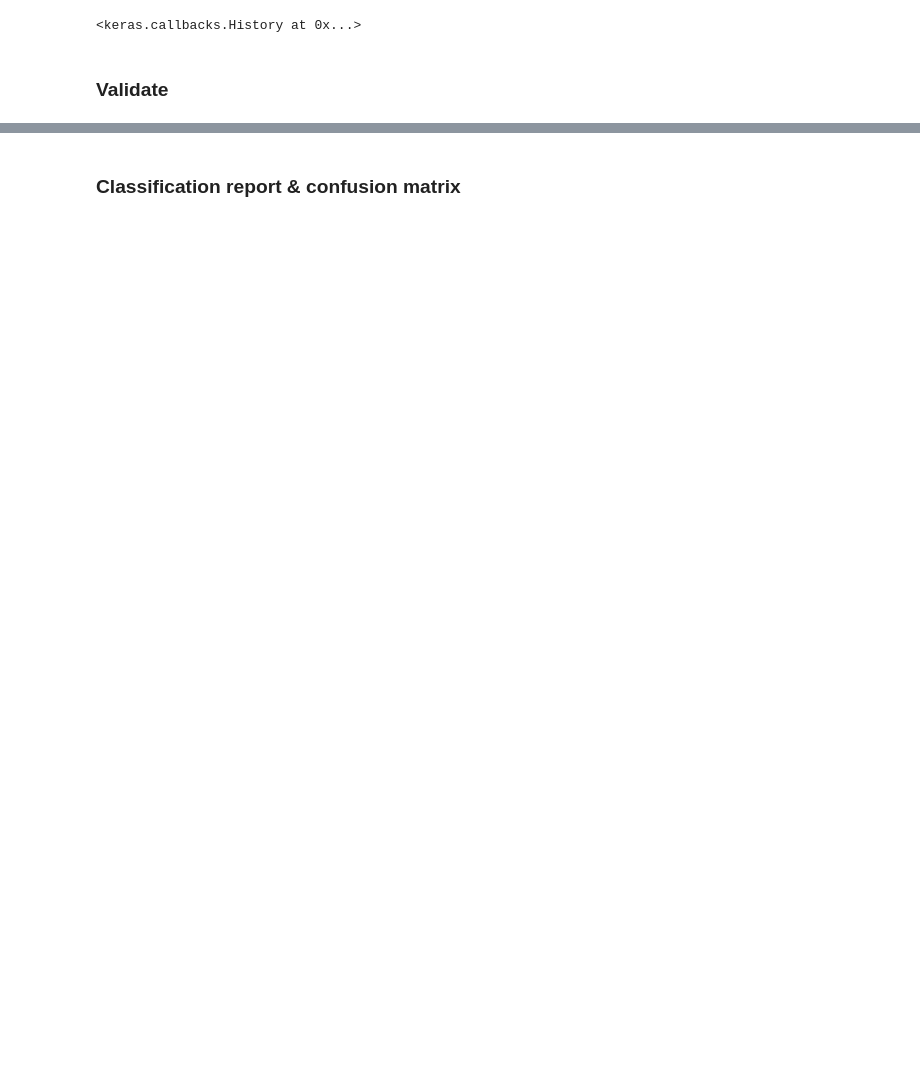
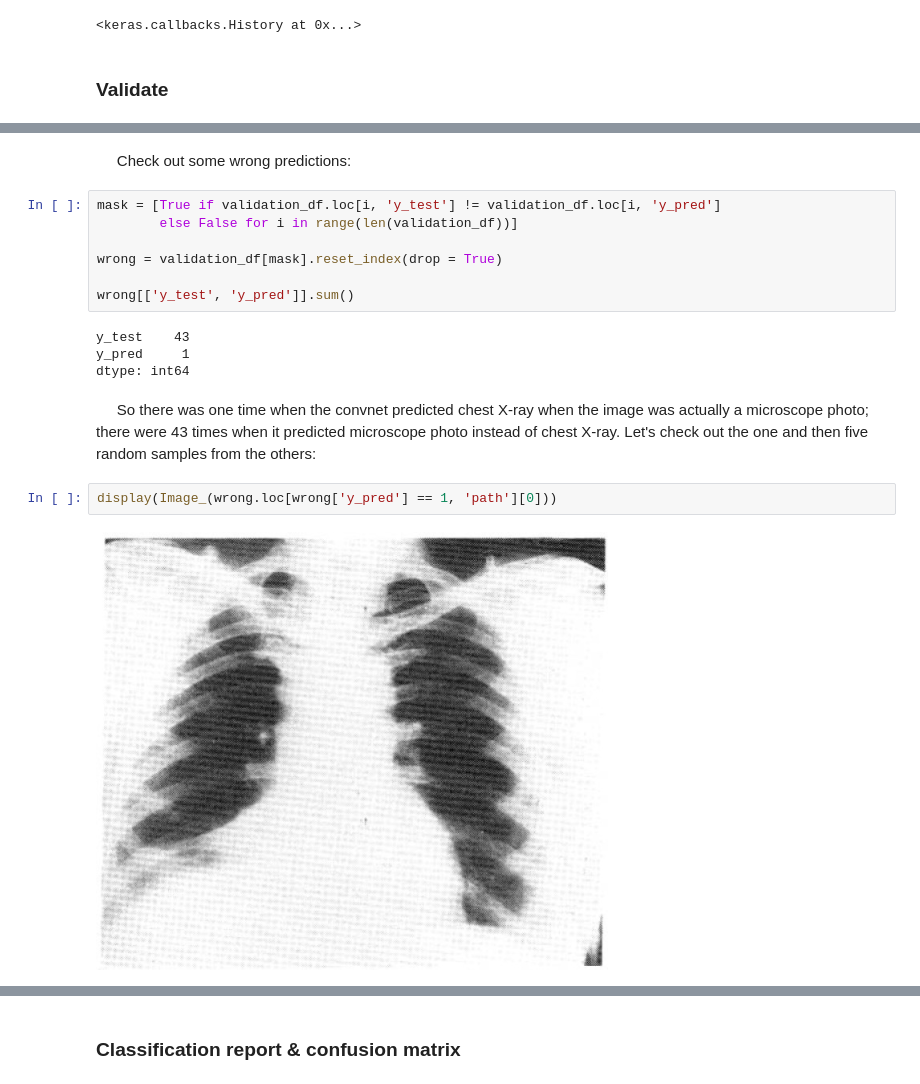
Before and after one commit to forzavitale/MedPix_convnet, a Jupyter notebook: 02_cnn_classification.ipynb, the cells around one changed output, grey strips where cells are left out. Saved outputs shown, nothing was run; the diff lists cells and outputs as text; blank space fills up the shorter version.

```diff
--- a/02_cnn_classification.ipynb
+++ b/02_cnn_classification.ipynb
@@ -130,0 +154,19 @@ validation_df = validation_df.applymap(lambda x: int(x))
+# %% [markdown]
+&nbsp;&nbsp;&nbsp;&nbsp;&nbsp;Check out some wrong predictions:
+# %%
+mask = [True if validation_df.loc[i, 'y_test'] != validation_df.loc[i, 'y_pred']
+        else False for i in range(len(validation_df))]
+
+wrong = validation_df[mask].reset_index(drop = True)
+
+wrong[['y_test', 'y_pred']].sum()
+# %% [output]
+y_test    43
+y_pred     1
+dtype: int64
+# %% [markdown]
+&nbsp;&nbsp;&nbsp;&nbsp;&nbsp;So there was one time when the convnet predicted chest X-ray when the image was actually a microscope photo; there were 43 times when it predicted microscope photo instead of chest X-ray.  Let's check out the one and then five random samples from the others:
+# %%
+display(Image_(wrong.loc[wrong['y_pred'] == 1, 'path'][0]))
+# %% [output]
+[figure, added]
```
Also changed, not shown: parts of 27 cells of this notebook, 1 other file.
